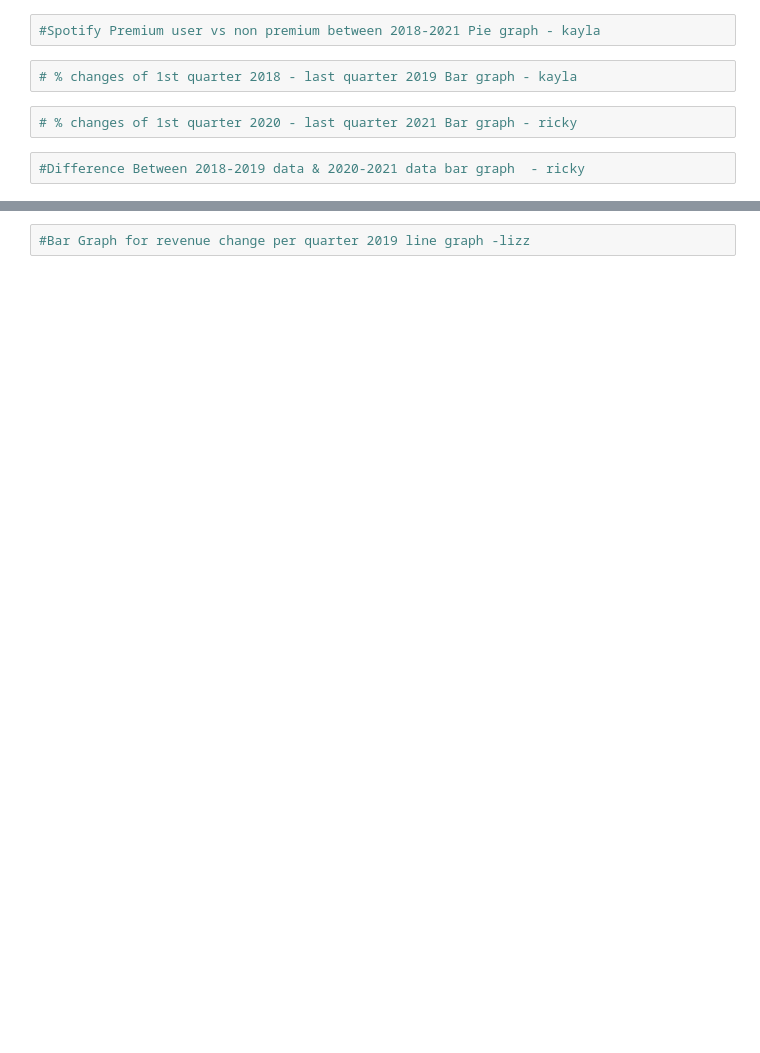
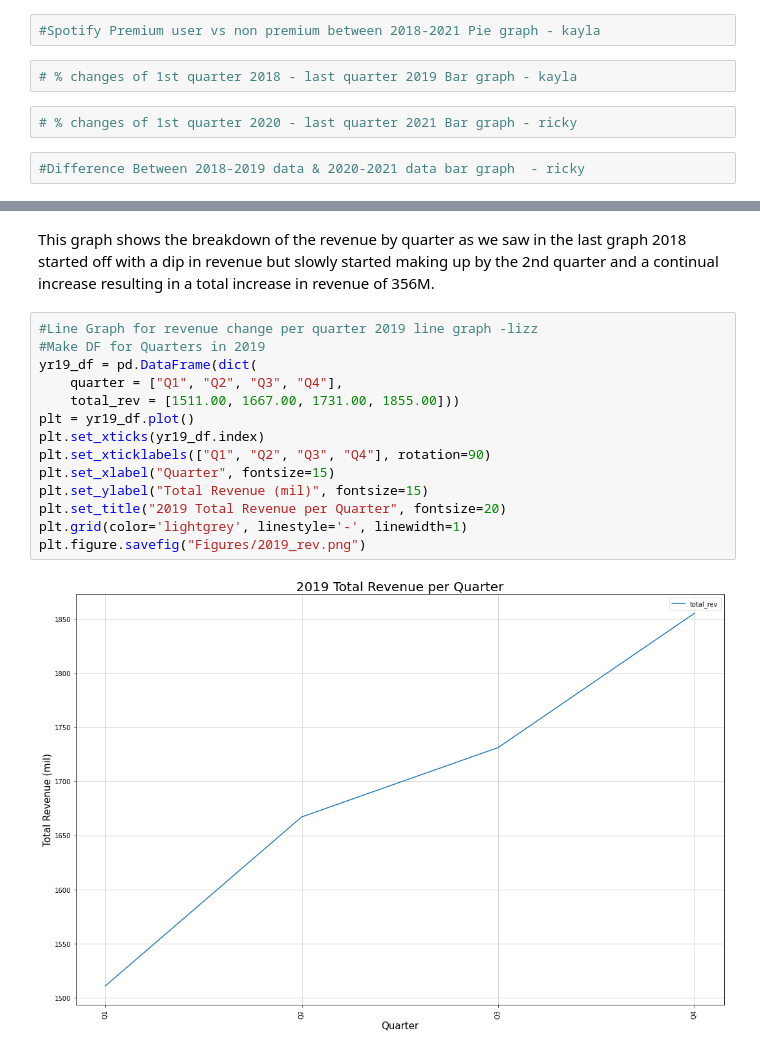
Before and after one commit to abesprgrss/Project-1, a Jupyter notebook: Spotify_Covid.ipynb, the cells around one changed output, grey strips where cells are left out. Cells and saved outputs as stored; diff of their text form; blank space fills up the shorter version.

```diff
--- a/Spotify_Covid.ipynb
+++ b/Spotify_Covid.ipynb
@@ -40,2 +148,18 @@ housing_data.head()
+# %% [markdown]
+This graph shows the breakdown of the revenue by quarter as we saw in the last graph 2018 started off with a dip in revenue but slowly started making up by the 2nd quarter and a continual increase resulting in a total increase in revenue of 356M.
 # %%
-#Bar Graph for revenue change per quarter 2019 line graph -lizz
+#Line Graph for revenue change per quarter 2019 line graph -lizz
+#Make DF for Quarters in 2019
+yr19_df = pd.DataFrame(dict(
+    quarter = ["Q1", "Q2", "Q3", "Q4"],
+    total_rev = [1511.00, 1667.00, 1731.00, 1855.00]))
+plt = yr19_df.plot()
+plt.set_xticks(yr19_df.index)
+plt.set_xticklabels(["Q1", "Q2", "Q3", "Q4"], rotation=90)
+plt.set_xlabel("Quarter", fontsize=15)
+plt.set_ylabel("Total Revenue (mil)", fontsize=15)
+plt.set_title("2019 Total Revenue per Quarter", fontsize=20)
+plt.grid(color='lightgrey', linestyle='-', linewidth=1)
+plt.figure.savefig("Figures/2019_rev.png")
+# %% [output]
+[figure, added]
```
Also changed, not shown: parts of 13 cells of this notebook, 5 other files.
